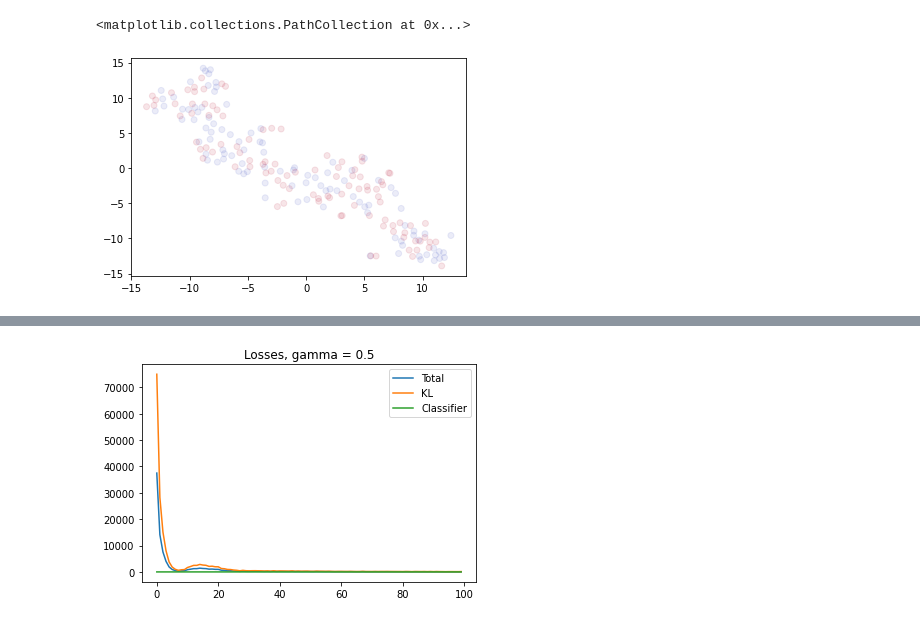
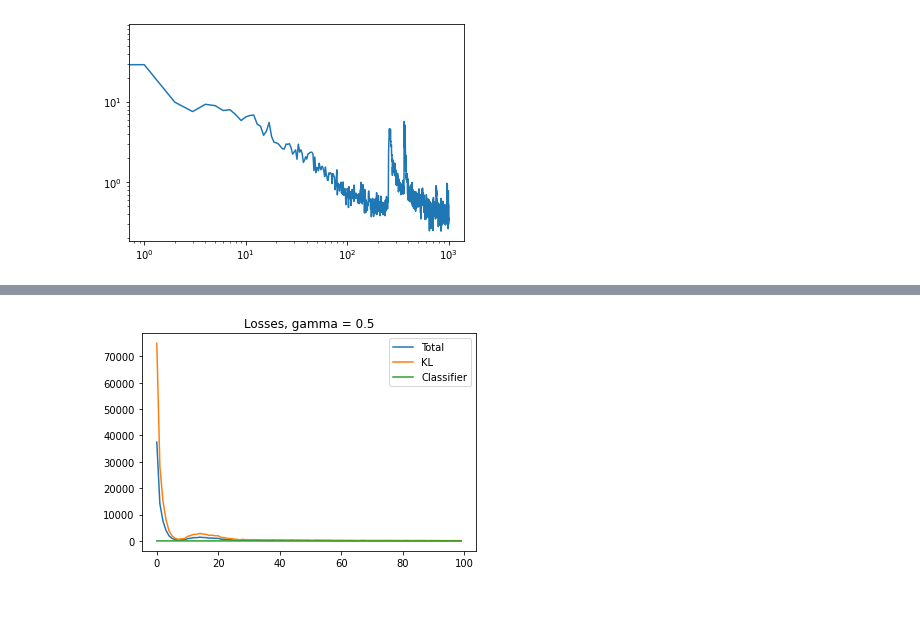
Before and after one commit to jtamanas/FNF4HEP, a Jupyter notebook: CrimeExample.ipynb, the cells around one changed output, grey strips where cells are left out. Drawn from its saved outputs; the diff is of its cells as text; code cells hidden in the pictures.

Commit message:
hackily fixing context dimensionality issues

```diff
--- a/CrimeExample.ipynb
+++ b/CrimeExample.ipynb
@@ -146,29 +149,39 @@ plt.show()
 # %%
-data, context = next(iter(data_generator_test))
-data_embedded = TSNE(n_components=2).fit_transform(data)
-samples = probability_flow._sample(num_samples=1, context=context)
+# data, context = next(iter(data_generator_test))
+# data_embedded = TSNE(n_components=2).fit_transform(data)
+# samples = probability_flow._sample(num_samples=1, context=context)
 
-catData = torch.cat((data, samples.squeeze(dim=1)))
-catData_embedded = TSNE(n_components=2).fit_transform(catData.detach().numpy())
-catLabel = torch.cat((torch.zeros(data.shape[0]), torch.ones(samples.shape[0])))
+# catData = torch.cat((data, samples.squeeze(dim=1)))
+# catData_embedded = TSNE(n_components=2).fit_transform(catData.detach().numpy())
+# catLabel = torch.cat((torch.zeros(data.shape[0]), torch.ones(samples.shape[0])))
 
-plt.scatter(*catData_embedded.T, c=catLabel, alpha=0.1, cmap='coolwarm')
+# plt.scatter(*catData_embedded.T, c=catLabel, alpha=0.1, cmap='coolwarm')
-# %% [output]
-<matplotlib.collections.PathCollection at 0x...>
-[figure, removed]
 # %%
 gamma = 0.5
-Fair = BinaryFair(data_dim=data_file['data'].shape[-1],
-                  context_dim=data_file['context'].shape[-1],
-                  flow_n_layers = 4,
-                  flow_transform_type = 'MaskedAffineAutoregressiveTransform',
-                  classifier_hidden_dim = 32,
-                  classifier_n_layers = 4,
-                  classifier_activation = 'ReLU',
-                  gamma=gamma
-                 )
+Fair = BinaryFair(data_dim=data_train.shape[-1],
+                    context_dim=context_train.shape[-1],
+                    flow_n_layers = 2,
+                    flow_transform_type = 'MaskedPiecewiseQuadraticAutoregressiveTransform',
+                    classifier_hidden_dim = 32,
+                    classifier_n_layers = 2,
+                    classifier_activation = 'ReLU',
+                    num_bins = 50,
+                    tails='linear',
+                    tail_bound=6.0,
+                    gamma=gamma
+                    )
 optimizer = torch.optim.AdamW(Fair.parameters(), lr=1e-3, weight_decay=1e-4)
 total_losses = []
 KL_losses = []
 clf_losses = []
+# %%
+# ! gamma != 0 is giving nan embeddings and transforms when training for a long time
+# Todo add validation to .fit
+fair_loss = Fair.fit(label_0_generator, label_1_generator, probability_flow, n_steps=4000)
+# %%
+plt.plot(fair_loss, label="fair loss")
+plt.xscale('log')
+plt.yscale('log')
+# %% [output]
+[figure, added]
 # %%
```
Also changed, not shown: parts of 6 cells of this notebook, 1 other file.
